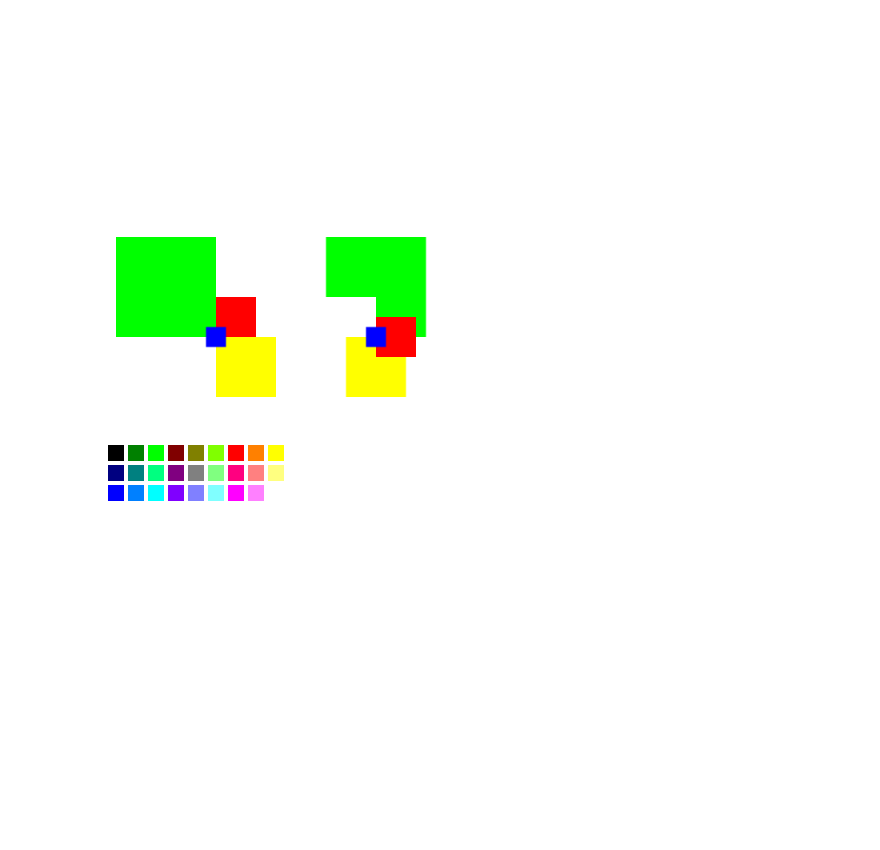
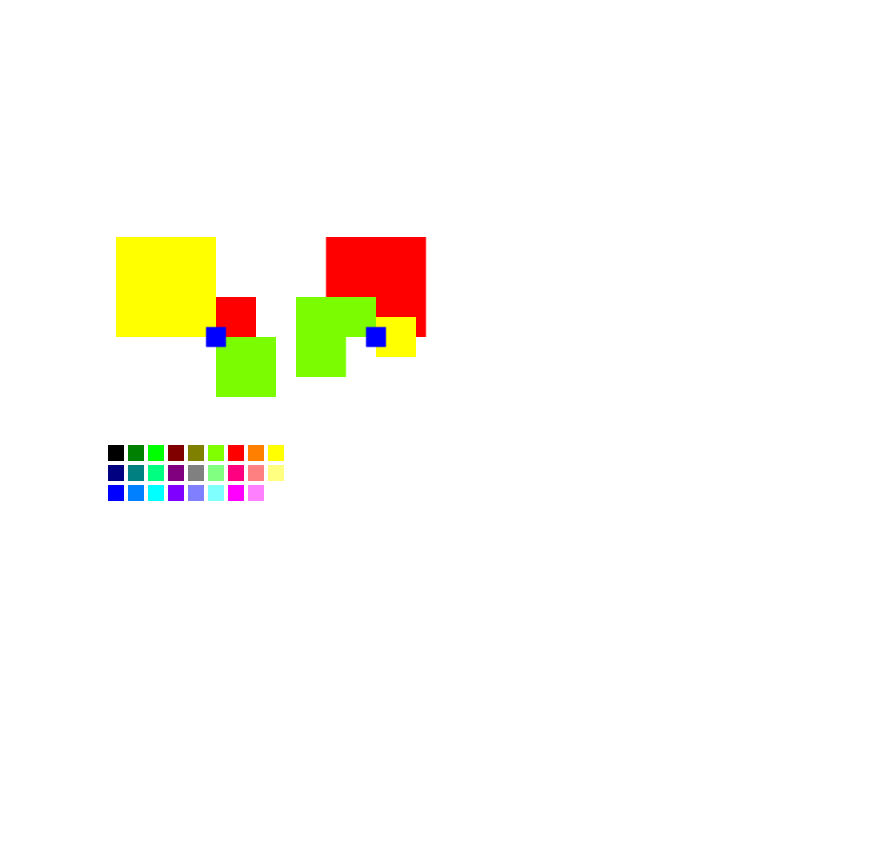
Before and after one commit to jon21o/Drawing, a Jupyter notebook: test_shapes1.ipynb, the cells around one changed output. Drawn from its saved outputs; the diff is of its cells as text; code cells hidden in the pictures.

Commit message:
Updated bbox/centroid properties to get _x/_y and colors

```diff
--- a/test_shapes1.ipynb
+++ b/test_shapes1.ipynb
@@ -28,44 +29,44 @@ def draw(context, width, height):
         ref_pt="top_right", ref_pt_x=300, ref_pt_y=200, width=200, height=200
     )
     rect4 = Shapes.My_Rectangle(
         ref_pt="bot_right", ref_pt_x=300, ref_pt_y=200, width=250, height=250
     )
     rect5 = Shapes.My_Rectangle(
         ref_pt="center", ref_pt_x=300, ref_pt_y=200, width=50, height=50
     )
 
-    rect1.draw_fill(context, 1, 0, 0)
-    rect2.draw_fill(context, 1, 1, 0)
-    rect3.draw_fill(context, 1, 1, 1)
-    rect4.draw_fill(context, 0, 1, 0)
-    rect5.draw_fill(context, 0, 0, 1)
+    rect1.draw_fill(context, *colors.red)
+    rect2.draw_fill(context, *colors.lawn_green)
+    rect3.draw_fill(context, *colors.white)
+    rect4.draw_fill(context, *colors.yellow)
+    rect5.draw_fill(context, *colors.blue)
 
     rect1 = Shapes.My_Rectangle(
         ref_pt="mid_left", ref_pt_x=300, ref_pt_y=200, width=100, height=100
     )
     rect2 = Shapes.My_Rectangle(
         ref_pt="mid_top", ref_pt_x=300, ref_pt_y=200, width=150, height=150
     )
     rect3 = Shapes.My_Rectangle(
         ref_pt="mid_right", ref_pt_x=300, ref_pt_y=200, width=200, height=200
     )
     rect4 = Shapes.My_Rectangle(
         ref_pt="mid_bot", ref_pt_x=300, ref_pt_y=200, width=250, height=250
     )
 
     rect1.translate(400, 0)
     rect2.translate(400, 0)
     rect3.translate(400, 0)
     rect4.translate(400, 0)
     rect5.translate(400, 0)
 
-    rect4.draw_fill(context, 0, 1, 0)
-    rect3.draw_fill(context, 1, 1, 1)
-    rect2.draw_fill(context, 1, 1, 0)
-    rect1.draw_fill(context, 1, 0, 0)
-    rect5.draw_fill(context, 0, 0, 1)
+    rect4.draw_fill(context, *colors.red)
+    rect3.draw_fill(context, *colors.lawn_green)
+    rect2.draw_fill(context, *colors.white)
+    rect1.draw_fill(context, *colors.yellow)
+    rect5.draw_fill(context, *colors.blue)
 # %% [output]
-[figure, old version]
+[figure, new version]
 # %%
 @disp
 def draw(context, width, height):
```
Also changed, not shown: parts of 12 cells of this notebook, 3 other files.
